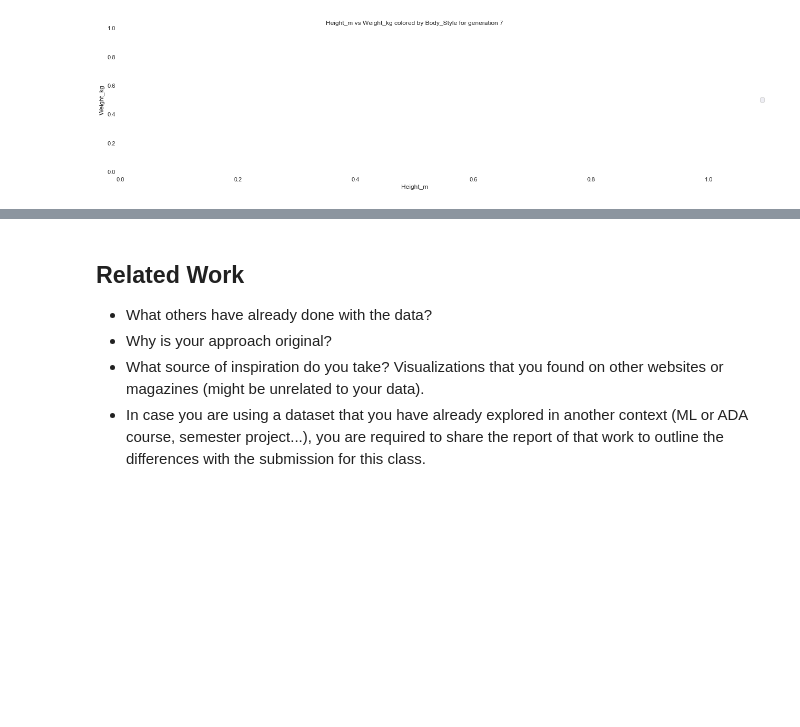
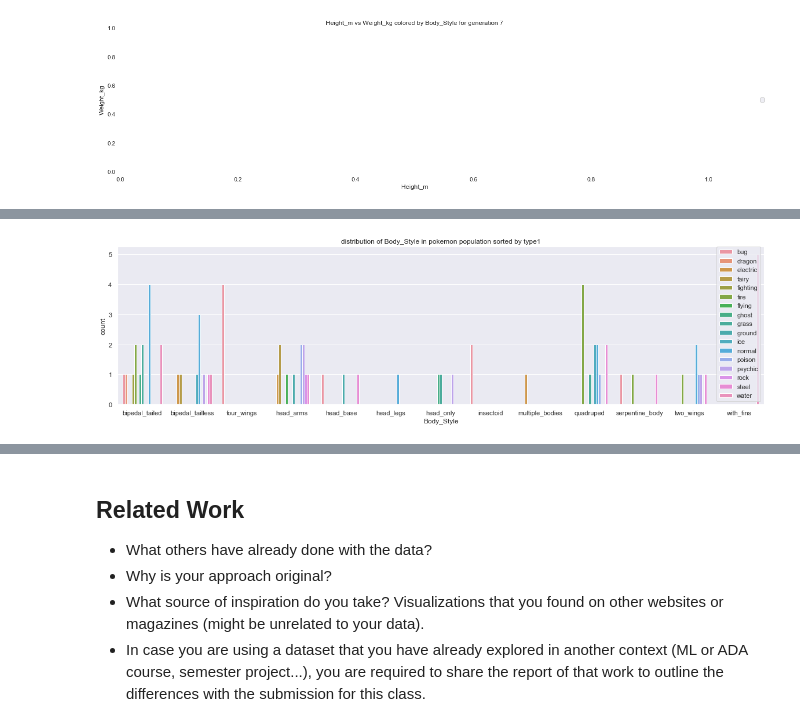
Before and after one commit to com-480-data-visualization/com-480-project-analaktycs, a Jupyter notebook: Milestone1.ipynb, the cells around one changed output, grey strips where cells are left out. Cells and saved outputs as stored; diff of their text form; code cells hidden in the pictures; blank space fills up the shorter version.

```diff
--- a/Milestone1.ipynb
+++ b/Milestone1.ipynb
@@ -1166,0 +1231,5 @@ No handles with labels found to put in legend.
+# %%
+plt.figure( figsize=(20, 5))
+create_barplot(bottom_ten_percent, 'Body_Style', 'type1')
+# %% [output]
+[figure, added]
```
Also changed, not shown: parts of 23 cells of this notebook.
